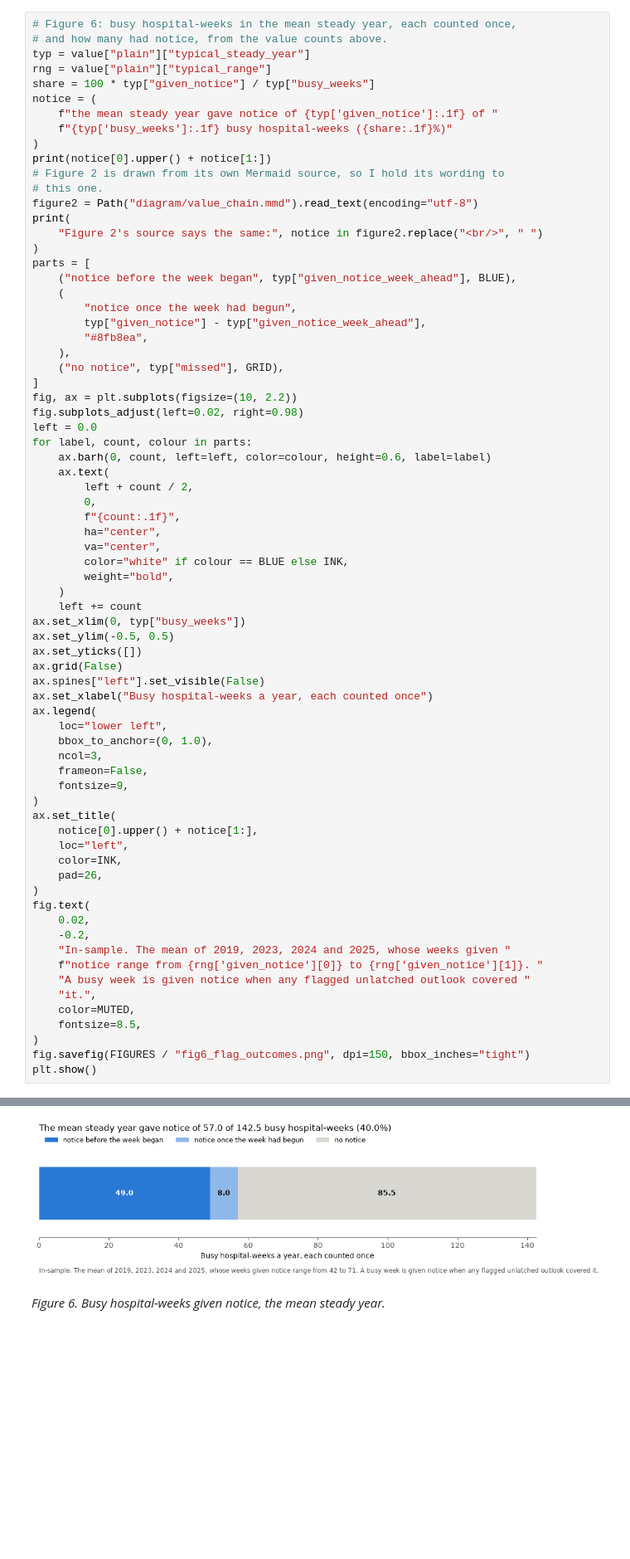
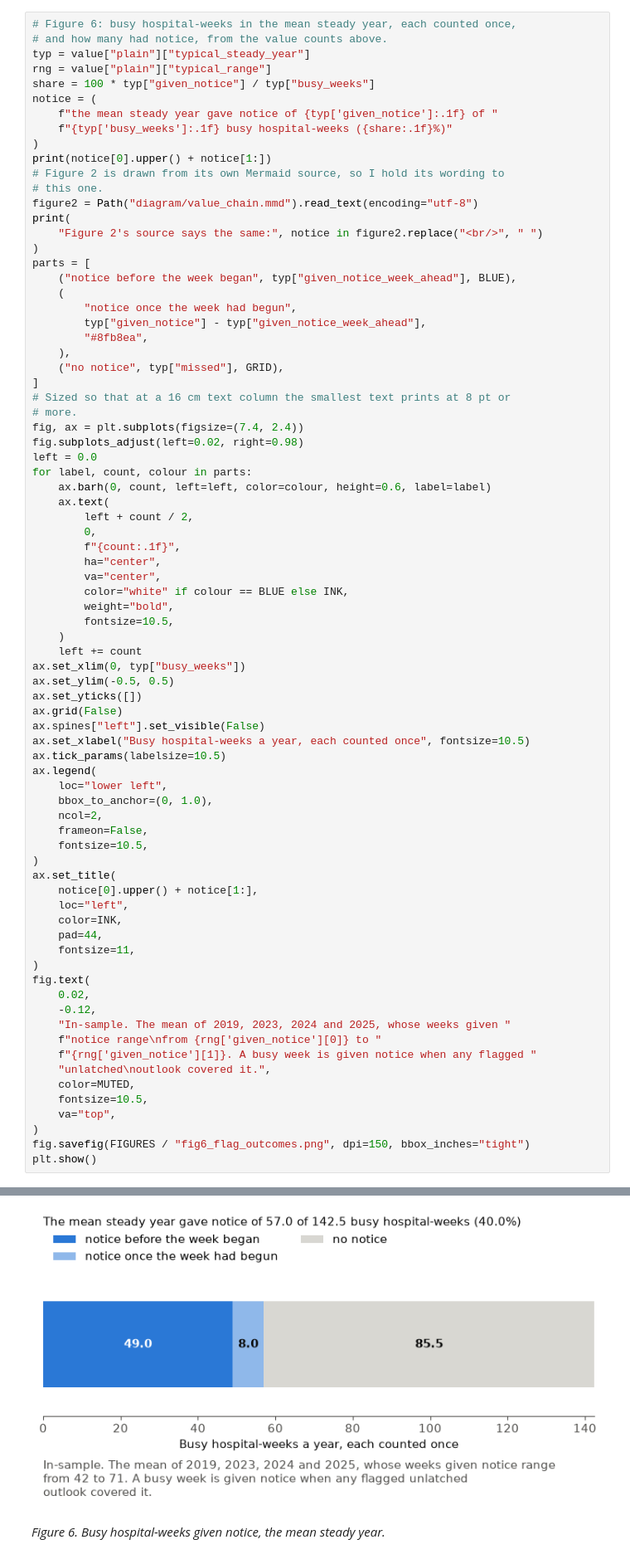
Before and after one commit to PaddyGilliland1/industry-integrated-ai-system-synthesis, a Jupyter notebook: ae_escalation_spot_check.ipynb, the cells around one changed output, grey strips where cells are left out. Shown at 83% size. Cells and saved outputs as stored; diff of their text form; blank space fills up the shorter version.

```diff
--- a/ae_escalation_spot_check.ipynb
+++ b/ae_escalation_spot_check.ipynb
@@ -2433,7 +2433,9 @@ parts = [
     ),
     ("no notice", typ["missed"], GRID),
 ]
-fig, ax = plt.subplots(figsize=(10, 2.2))
+# Sized so that at a 16 cm text column the smallest text prints at 8 pt or
+# more.
+fig, ax = plt.subplots(figsize=(7.4, 2.4))
 fig.subplots_adjust(left=0.02, right=0.98)
 left = 0.0
 for label, count, colour in parts:
@@ -2446,43 +2448,47 @@ for label, count, colour in parts:
         va="center",
         color="white" if colour == BLUE else INK,
         weight="bold",
+        fontsize=10.5,
     )
     left += count
 ax.set_xlim(0, typ["busy_weeks"])
 ax.set_ylim(-0.5, 0.5)
 ax.set_yticks([])
 ax.grid(False)
 ax.spines["left"].set_visible(False)
-ax.set_xlabel("Busy hospital-weeks a year, each counted once")
+ax.set_xlabel("Busy hospital-weeks a year, each counted once", fontsize=10.5)
+ax.tick_params(labelsize=10.5)
 ax.legend(
     loc="lower left",
     bbox_to_anchor=(0, 1.0),
-    ncol=3,
+    ncol=2,
     frameon=False,
-    fontsize=9,
+    fontsize=10.5,
 )
 ax.set_title(
     notice[0].upper() + notice[1:],
     loc="left",
     color=INK,
-    pad=26,
+    pad=44,
+    fontsize=11,
 )
 fig.text(
     0.02,
-    -0.2,
+    -0.12,
     "In-sample. The mean of 2019, 2023, 2024 and 2025, whose weeks given "
-    f"notice range from {rng['given_notice'][0]} to {rng['given_notice'][1]}. "
-    "A busy week is given notice when any flagged unlatched outlook covered "
-    "it.",
+    f"notice range\nfrom {rng['given_notice'][0]} to "
+    f"{rng['given_notice'][1]}. A busy week is given notice when any flagged "
+    "unlatched\noutlook covered it.",
     color=MUTED,
-    fontsize=8.5,
+    fontsize=10.5,
+    va="top",
 )
 fig.savefig(FIGURES / "fig6_flag_outcomes.png", dpi=150, bbox_inches="tight")
 plt.show()
 # %% [output]
 The mean steady year gave notice of 57.0 of 142.5 busy hospital-weeks (40.0%)
 Figure 2's source says the same: True
-[figure, old version]
+[figure, new version]
 # %% [markdown]
 *Figure 6. Busy hospital-weeks given notice, the mean steady year.*
 # %%
```
Also changed, not shown: parts of 1 cell of this notebook, 3 other files.
